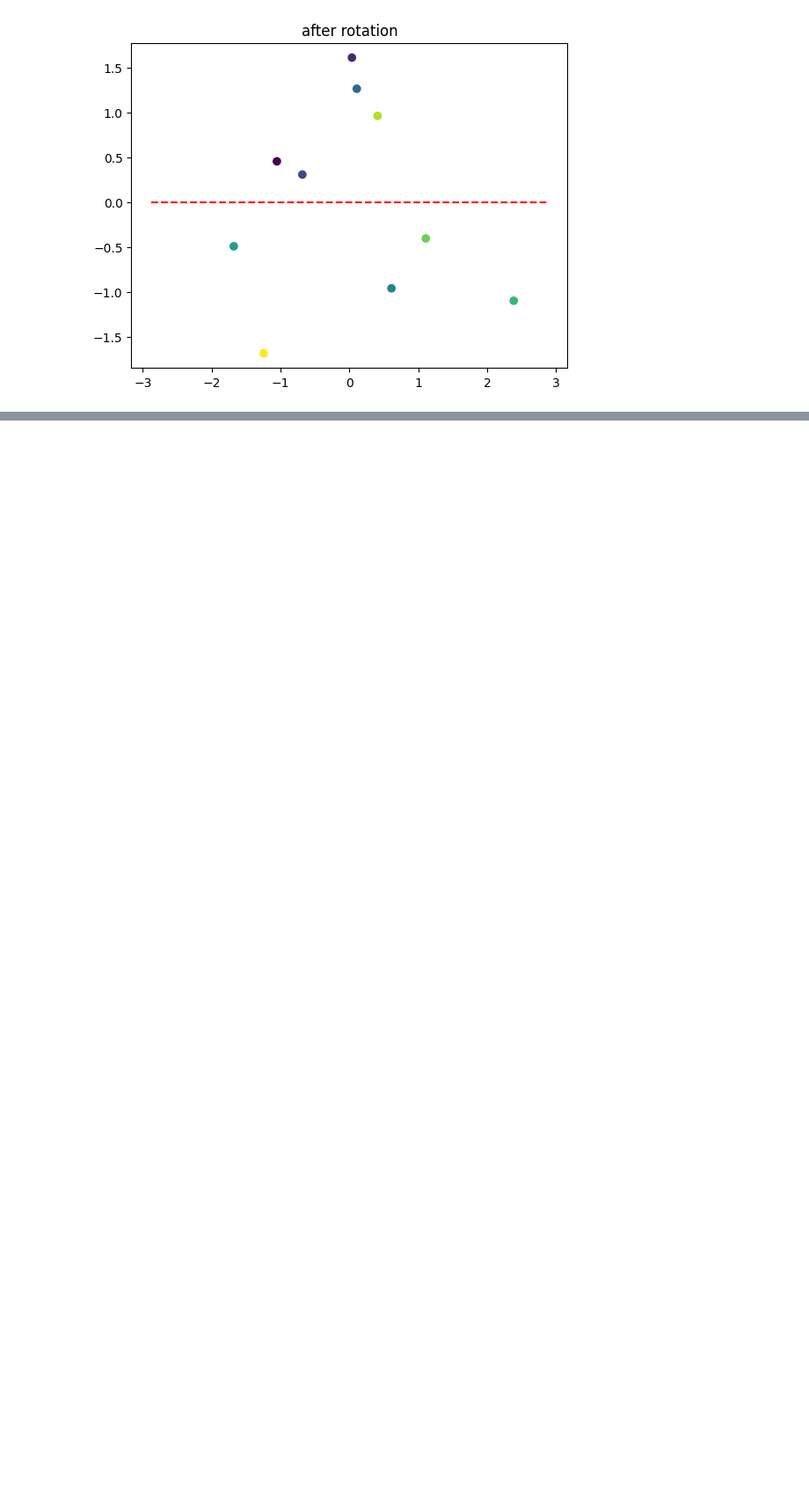
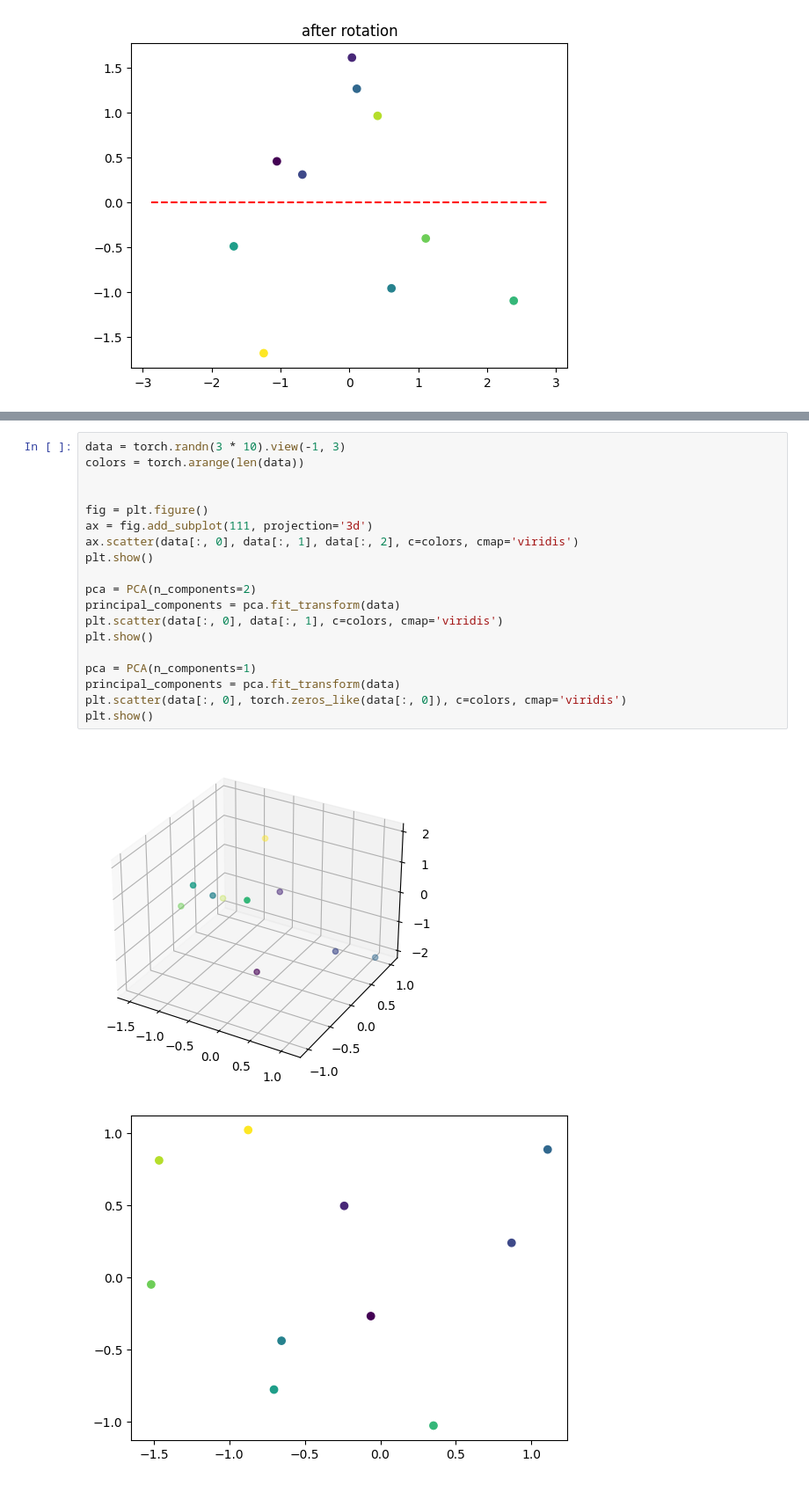
Before and after one commit to peluche/embeddings_necronomicon, a Jupyter notebook: pca.ipynb, the cells around one changed output, grey strips where cells are left out. Shown at 88% size. Cells and saved outputs as stored; diff of their text form; blank space fills up the shorter version.

```diff
--- a/pca.ipynb
+++ b/pca.ipynb
@@ -111,0 +137,22 @@ plt.show()
+# %%
+data = torch.randn(3 * 10).view(-1, 3)
+colors = torch.arange(len(data))
+
+
+fig = plt.figure()
+ax = fig.add_subplot(111, projection='3d')
+ax.scatter(data[:, 0], data[:, 1], data[:, 2], c=colors, cmap='viridis')
+plt.show()
+
+pca = PCA(n_components=2)
+principal_components = pca.fit_transform(data)
+plt.scatter(data[:, 0], data[:, 1], c=colors, cmap='viridis')
+plt.show()
+
+pca = PCA(n_components=1)
+principal_components = pca.fit_transform(data)
+plt.scatter(data[:, 0], torch.zeros_like(data[:, 0]), c=colors, cmap='viridis')
+plt.show()
+# %% [output]
+[figure, added]
+[figure, added]
```
Also changed, not shown: parts of 6 cells of this notebook.
